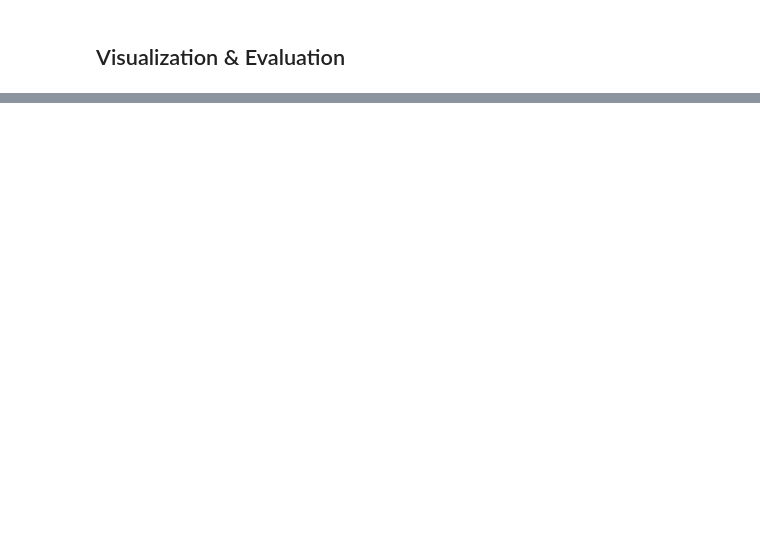
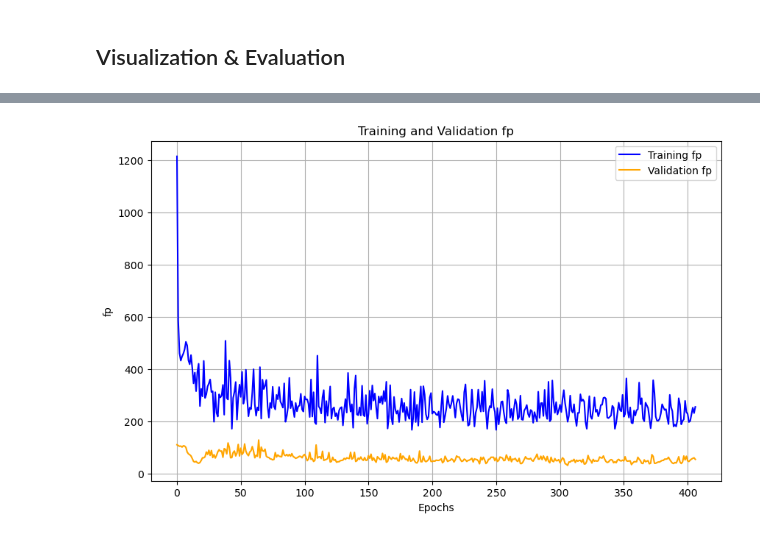
Before and after one commit to SESAM-Polimi/offgrid-demand-estimation, a Jupyter notebook: nn-model.ipynb, the cells around one changed output, grey strips where cells are left out. Saved outputs shown, nothing was run; the diff lists cells and outputs as text; code cells hidden in the pictures; blank space fills up the shorter version.

```diff
--- a/nn-model.ipynb
+++ b/nn-model.ipynb
@@ -326,8 +304,30 @@ _________________________________________________________________
 # %%
-class_weight = {0: 1, 1: 2.0}  # Higher weight for the minority class (1)
+class_weight = {0: 2, 1: 1.0}  # Higher weight for the minority class (1)
+PATIENCE = 100
+monitor = 'val_precision'
+EARLY_STOPPING = tf.keras.callbacks.EarlyStopping(
+    monitor=monitor,  # Metric to monitor
+    patience=PATIENCE,            # Number of epochs to wait for improvement
+    restore_best_weights=True,  # Restore weights from the best epoch
+    mode='max',
+
+)
+
+reduce_lr = tf.keras.callbacks.ReduceLROnPlateau(
+    monitor=monitor,  # Metric to monitor
+    factor=0.9,          # Reduce learning rate by this factor (90%)
+    patience=50,          # Wait for 3 epochs of no improvement
+    min_lr=1e-5,          # Minimum learning rate
+)
+
+CALLBACKS = [
+    EARLY_STOPPING,
+    reduce_lr
+]
+
 history = model.fit(train_ds, epochs=EPOCHS,
                     validation_data=val_ds,
-                    # class_weight=class_weight,
+                    class_weight=class_weight,
                     callbacks=CALLBACKS
                     )
 # %% [output]
@@ -410 +377,5 @@ plt.show()
+# %%
+draw_metric(history, 'fp')
+# %% [output]
+[figure, added]
 # %%
```
Also changed, not shown: parts of 27 cells of this notebook.
